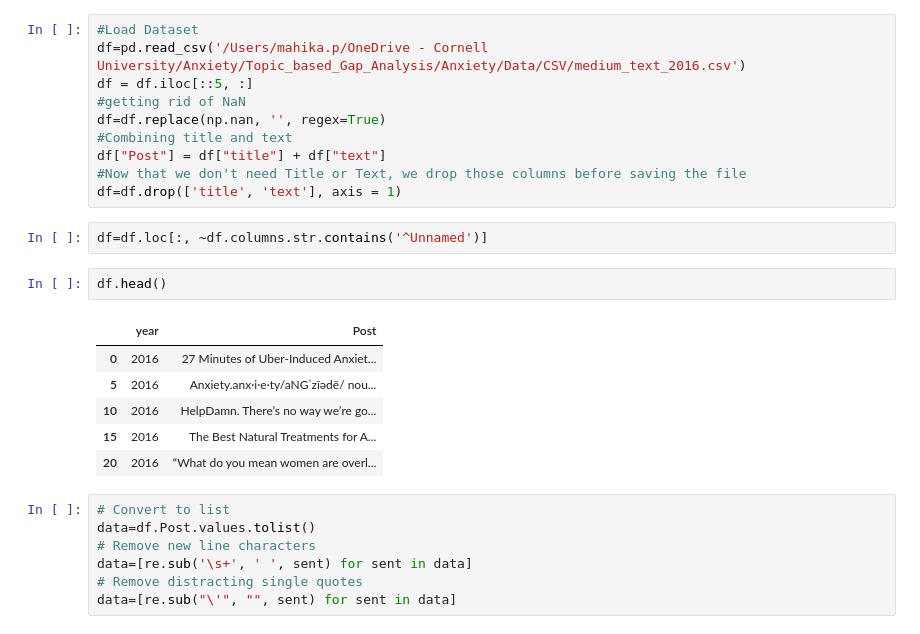
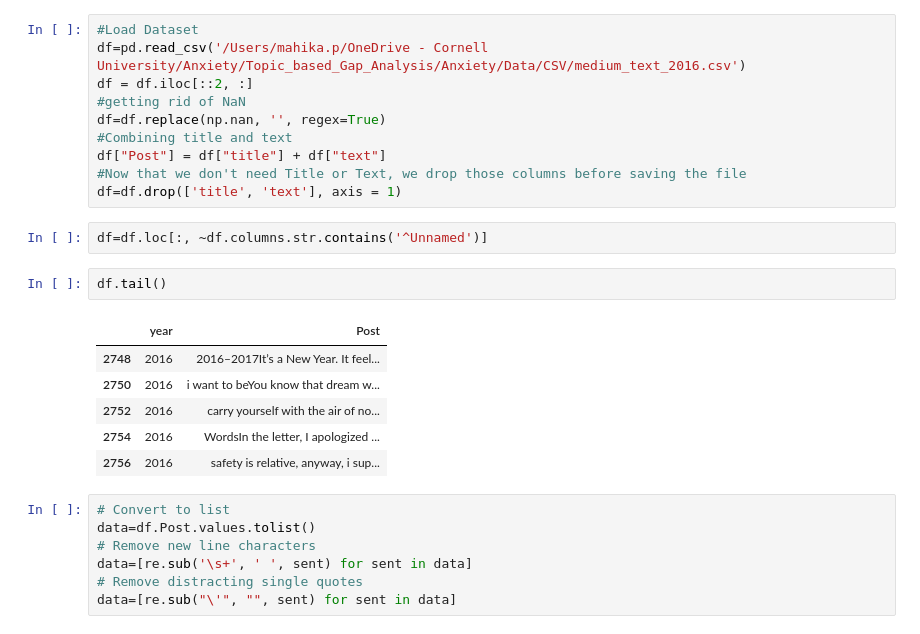
Before and after one commit to MoriZi/Topic_based_Gap_Analysis, a Jupyter notebook: Anxiety/Code/TopicModelingMedium/Topic_modelling_Medium2016.ipynb, the cells around one changed output. Drawn from its saved outputs; the diff is of its cells as text.

```diff
--- a/Anxiety/Code/TopicModelingMedium/Topic_modelling_Medium2016.ipynb
+++ b/Anxiety/Code/TopicModelingMedium/Topic_modelling_Medium2016.ipynb
@@ -33,7 +33,7 @@ stop_words.extend(['from', 'subject', 're', 'edu', 'use'])
 # %%
 #Load Dataset
 df=pd.read_csv('/Users/mahika.p/OneDrive - Cornell University/Anxiety/Topic_based_Gap_Analysis/Anxiety/Data/CSV/medium_text_2016.csv')
-df = df.iloc[::5, :]
+df = df.iloc[::2, :]
 #getting rid of NaN
 df=df.replace(np.nan, '', regex=True)
 #Combining title and text
@@ -43,14 +43,14 @@ df=df.drop(['title', 'text'], axis = 1)
 # %%
 df=df.loc[:, ~df.columns.str.contains('^Unnamed')]
 # %%
-df.head()
+df.tail()
 # %% [output]
 |  | year | Post |
-| 0 | 2016 | 27 Minutes of Uber-Induced Anxiet... |
-| 5 | 2016 | Anxiety.anx·i·e·ty/aNGˈzīədē/ nou... |
-| 10 | 2016 | HelpDamn. There’s no way we’re go... |
-| 15 | 2016 | The Best Natural Treatments for A... |
-| 20 | 2016 | “What do you mean women are overl... |
+| 2748 | 2016 | 2016–2017It’s a New Year. It feel... |
+| 2750 | 2016 | i want to beYou know that dream w... |
+| 2752 | 2016 | carry yourself with the air of no... |
+| 2754 | 2016 | WordsIn the letter, I apologized ... |
+| 2756 | 2016 | safety is relative, anyway, i sup... |
 # %%
 # Convert to list
 data=df.Post.values.tolist()
```
Also changed, not shown: parts of 11 cells of this notebook, 12 other files.
